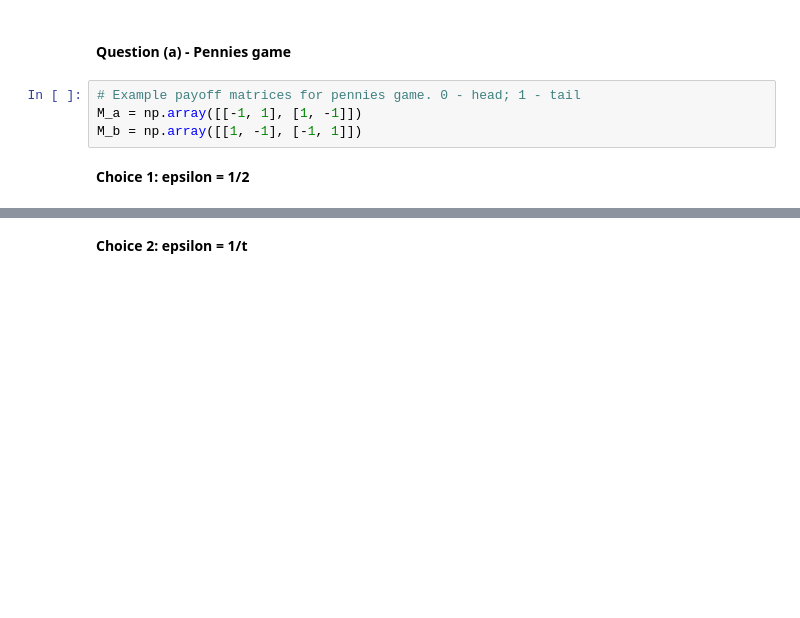
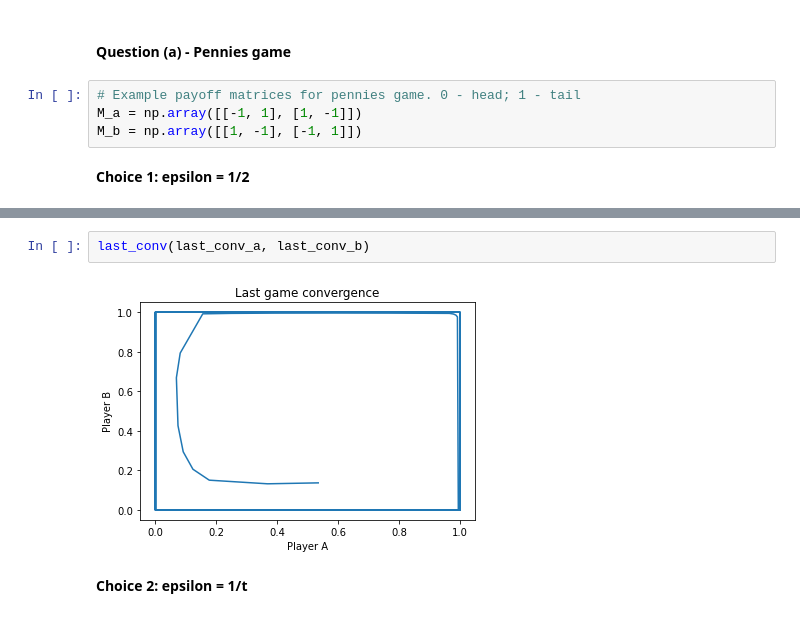
Before and after one commit to rishishah02/algo-econ, a Jupyter notebook: Project2/Project_2 .ipynb, the cells around one changed output, grey strips where cells are left out. Cells and saved outputs as stored; diff of their text form; blank space fills up the shorter version.

```diff
--- a/Project2/Project_2 .ipynb
+++ b/Project2/Project_2 .ipynb
@@ -451,3 +497,7 @@ def compute_epsilon(t):
+# %%
+last_conv(last_conv_a, last_conv_b)
+# %% [output]
+[figure, added]
 # %% [markdown]
 **Choice 2: epsilon = 1/t**
 # %%
```
Also changed, not shown: parts of 22 cells of this notebook.
